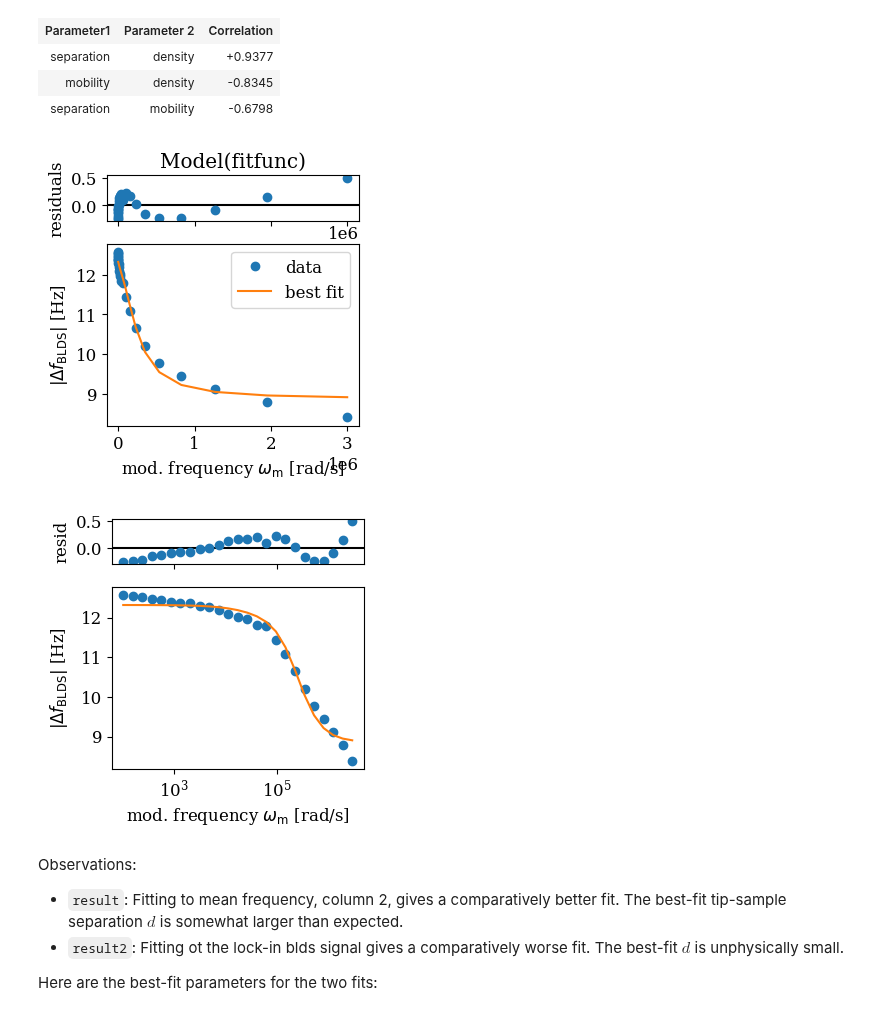
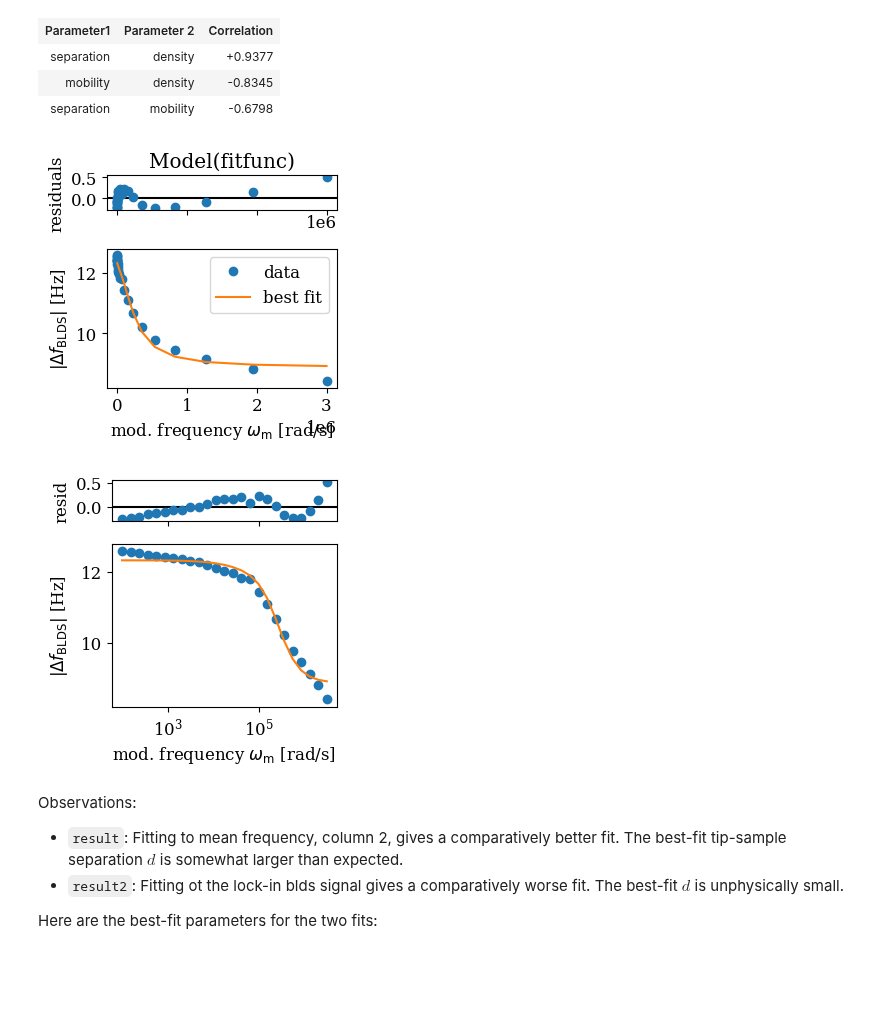
Before and after one commit to Marohn-Group/dissipationtheory, a Jupyter notebook: development/dissipation-theory--Study-17.ipynb, the cells around one changed output. Cells and saved outputs as stored; diff of their text form; code cells hidden in the pictures; blank space fills up the shorter version.

```diff
--- a/development/dissipation-theory--Study-17.ipynb
+++ b/development/dissipation-theory--Study-17.ipynb
@@ -302,5 +343,14 @@ y_calc = fitfunc(x_fit, 235, 0.4, 20)
 
 plt.semilogx(x_fit, y_fit, 'ko')
 plt.semilogx(x_fit, y_calc, '-')
+plt.ylabel('|$\Delta f_{\mathrm{BLDS}}$| [Hz]')
+plt.xlabel('mod. frequency $\omega_{\mathrm{m}}$ [rad/s]')
+plt.tight_layout()
+
+savename = THIS + "Fig-{:02d}".format(FIG)
+plt.savefig(savename + '.pdf')
+plt.savefig(savename + '.png', dpi=300)
+FIG = FIG + 1
+
 plt.show()
 # %% [output]
@@ -349,4 +399,11 @@ p = result.plot(
     xlabel='mod. frequency $\omega_{\mathrm{m}}$ [rad/s]',
     ylabel='|$\Delta f_{\mathrm{BLDS}}$| [Hz]',
     title='')
+
+p.tight_layout()
+
+savename = THIS + "Fig-{:02d}".format(FIG)
+p.savefig(savename + '.pdf')
+p.savefig(savename + '.png', dpi=300)
+FIG = FIG + 1
 # %% [output]
@@ -361,5 +418,12 @@ ax[0].set_ylabel('resid')
 ax[1].set_xscale('log')
 ax[1].get_legend().remove()
 p.align_ylabels()
+p.tight_layout()
+
+savename = THIS + "Fig-{:02d}".format(FIG)
+p.savefig(savename + '.pdf')
+p.savefig(savename + '.png', dpi=300)
+FIG = FIG + 1
+
 p
 # %% [output]
@@ -403,5 +467,14 @@ y_calc = fitfunc(x_fit, 82, 0.3, 10)  #< == change thiis
 
 plt.semilogx(x_fit, y_fit, 'ko')
 plt.semilogx(x_fit, y_calc, '-')
+plt.ylabel('|$\Delta f_{\mathrm{BLDS}}$| [Hz]')
+plt.xlabel('mod. frequency $\omega_{\mathrm{m}}$ [rad/s]')
+plt.tight_layout()
+
+savename = THIS + "Fig-{:02d}".format(FIG)
+plt.savefig(savename + '.pdf')
+plt.savefig(savename + '.png', dpi=300)
+FIG = FIG + 1
+
 plt.show()
 # %% [output]
@@ -442,10 +515,17 @@ Correlations (unreported values are < 0.100)
 # %%
 p2 = result2.plot(
     xlabel='mod. frequency $\omega_{\mathrm{m}}$ [rad/s]',
     ylabel='|$\Delta f_{\mathrm{BLDS}}$| [Hz]',
     title='')
+
+p2.tight_layout()
+
+savename = THIS + "Fig-{:02d}".format(FIG)
+p2.savefig(savename + '.pdf')
+p2.savefig(savename + '.png', dpi=300)
+FIG = FIG + 1
 # %% [output]
-[figure, old version]
+[figure, new version]
 # %%
 ax = p2.get_axes()
 ax[0].set_title('')
@@ -454,9 +534,16 @@ ax[0].set_ylabel('resid')
 ax[1].set_xscale('log')
 ax[1].get_legend().remove()
 p2.align_ylabels()
+p2.tight_layout()
+
+savename = THIS + "Fig-{:02d}".format(FIG)
+p2.savefig(savename + '.pdf')
+p2.savefig(savename + '.png', dpi=300)
+FIG = FIG + 1
+
 p2
 # %% [output]
-[figure, old version]
+[figure, new version]
 # %% [markdown]
 Observations:
 
```
Also changed, not shown: parts of 25 cells of this notebook, 30 other files.
